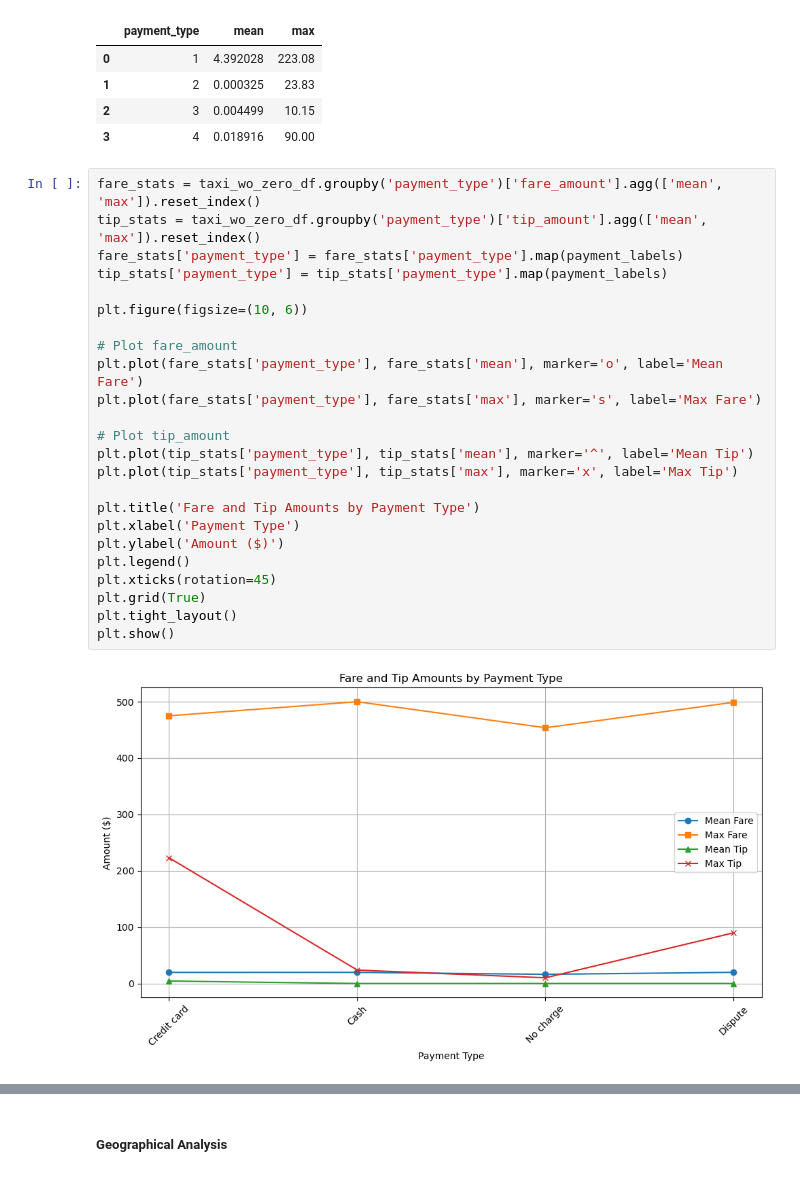
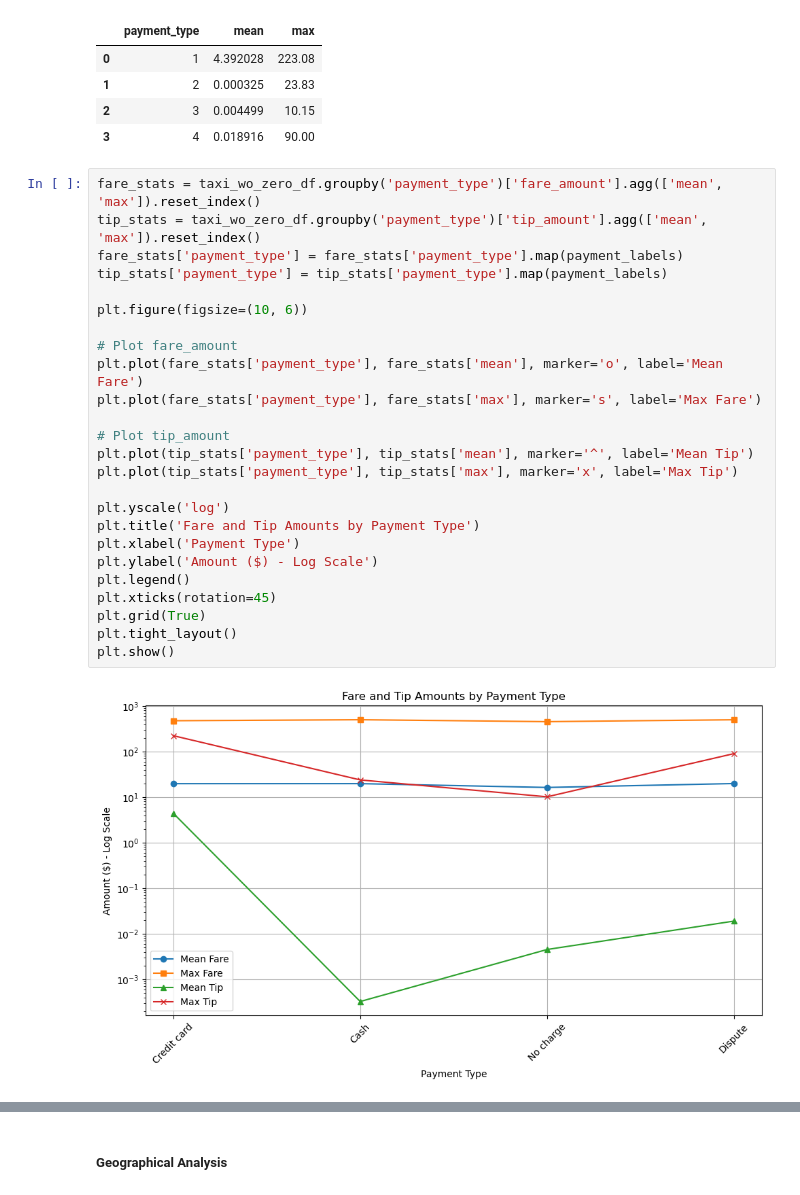
Before and after one commit to dasamitkumar/NYC_Taxi_CaseStudy, a Jupyter notebook: EDA_Assg_NYC_Taxi_Starter.ipynb, the cells around one changed output, grey strips where cells are left out. Drawn from its saved outputs; the diff is of its cells as text.

```diff
--- a/EDA_Assg_NYC_Taxi_Starter.ipynb
+++ b/EDA_Assg_NYC_Taxi_Starter.ipynb
@@ -1550,26 +1617,27 @@ Distribution of payment_type and tip_amount
 # %%
 fare_stats = taxi_wo_zero_df.groupby('payment_type')['fare_amount'].agg(['mean', 'max']).reset_index()
 tip_stats = taxi_wo_zero_df.groupby('payment_type')['tip_amount'].agg(['mean', 'max']).reset_index()
 fare_stats['payment_type'] = fare_stats['payment_type'].map(payment_labels)
 tip_stats['payment_type'] = tip_stats['payment_type'].map(payment_labels)
 
 plt.figure(figsize=(10, 6))
 
 # Plot fare_amount
 plt.plot(fare_stats['payment_type'], fare_stats['mean'], marker='o', label='Mean Fare')
 plt.plot(fare_stats['payment_type'], fare_stats['max'], marker='s', label='Max Fare')
 
 # Plot tip_amount
 plt.plot(tip_stats['payment_type'], tip_stats['mean'], marker='^', label='Mean Tip')
 plt.plot(tip_stats['payment_type'], tip_stats['max'], marker='x', label='Max Tip')
 
+plt.yscale('log')
 plt.title('Fare and Tip Amounts by Payment Type')
 plt.xlabel('Payment Type')
-plt.ylabel('Amount ($)')
+plt.ylabel('Amount ($) - Log Scale')
 plt.legend()
 plt.xticks(rotation=45)
 plt.grid(True)
 plt.tight_layout()
 plt.show()
 # %% [output]
-[figure, old version]
+[figure, new version]
```
Also changed, not shown: parts of 57 cells of this notebook.
